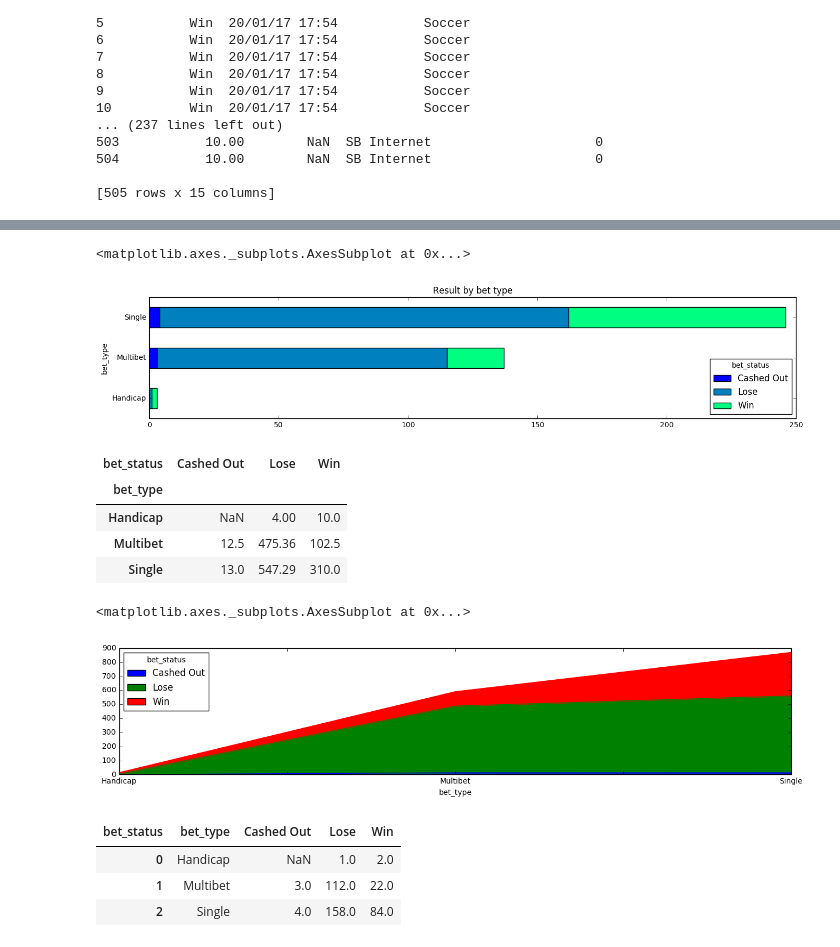
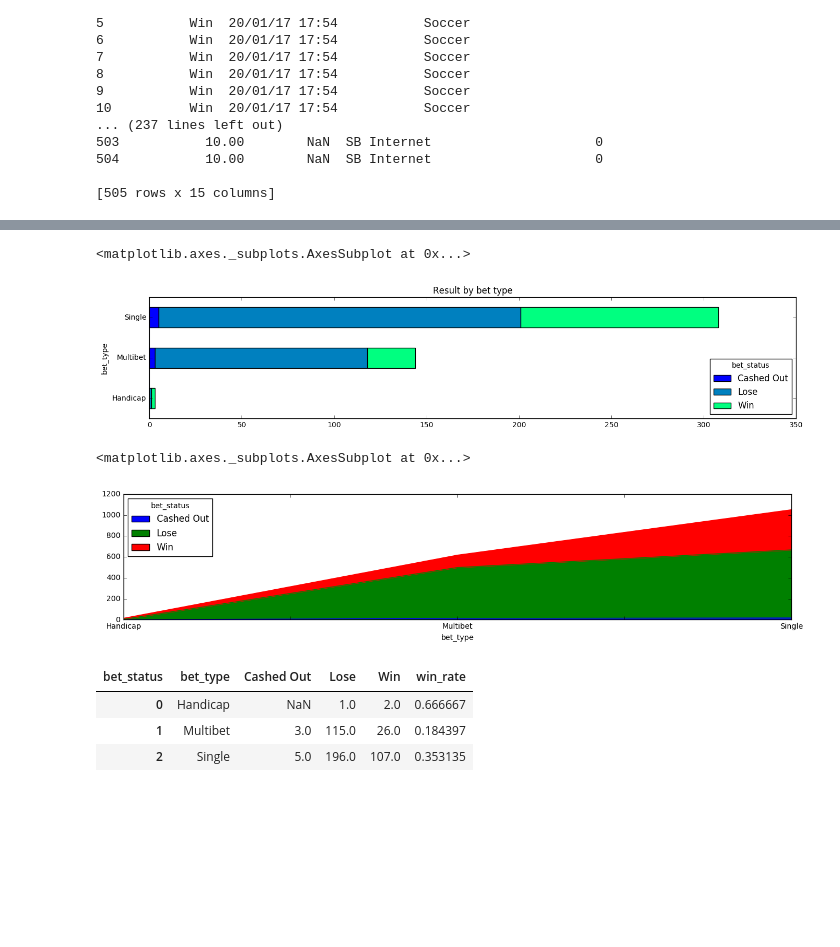
Before and after one commit to rohanswami92/betflare, a Jupyter notebook: Betting.ipynb, the cells around one changed output, grey strips where cells are left out. Saved outputs shown, nothing was run; the diff lists cells and outputs as text; code cells hidden in the pictures; blank space fills up the shorter version.

```diff
--- a/Betting.ipynb
+++ b/Betting.ipynb
@@ -32,11 +32,23 @@ data = data.fillna('')
 #add index and remove other sports
 data = data[['bet_status', 'date_placed', 'type', 'bet_details', 'odds', 'stake', 'return', 'bet_type']]
 
-index=1
-sport_index = (data['type'] == 'Soccer')
-soccer_data = data[sport_index]
-soccer_data.sample(n=5)
+#index=1
+#sport_index = (data['type'] == 'Soccer')
+#soccer_data = data[sport_index]
+#soccer_data['net_return'] = soccer_data['return'] - soccer_data['stake']
 
-data.head()
+
+soccer_data = data
+sport = (soccer_data['type']) == 'Soccer'
+soccer_data = soccer_data[sport]
+
+soccer_data['date_placed'] = pd.to_datetime(soccer_data['date_placed'])
+soccer_data = soccer_data.sort_values(by='date_placed', ascending=1)
+soccer_data = soccer_data.reset_index(drop=True)
+# soccer_data.index = soccer_data['date_placed']
+# del soccer_data['date_placed']
+soccer_data.loc[:,'net_return'] = soccer_data['return'] - soccer_data['stake']
+
+soccer_data.head()
 # sample rows data.sample(n=5)
 # %% [output]
@@ -91,30 +95,23 @@ float(win) / total_bet_count
 # %%
-group_by_multi = soccer_data.groupby(['bet_type', 'bet_status'])
-result_by_type = group_by_multi.size().unstack()
+result_by_type = soccer_data.groupby(['bet_type', 'bet_status'])
+result_by_type = result_by_type.size().unstack()
 result_by_type.plot(kind='barh', stacked=True, figsize=[16,3], colormap = 'winter', title = 'Result by bet type')
 # %% [output]
 <matplotlib.axes._subplots.AxesSubplot at 0x...>
-[figure, old version]
+[figure, new version]
 # %%
 return_by_bet_type = soccer_data.pivot_table(index='bet_type', columns='bet_status', values='stake', aggfunc='sum')
-return_by_bet_type.head()
+return_by_bet_type.plot(kind='area', stacked=True, figsize=[16,3])
+#return_by_bet_type.head()
 # %% [output]
-| bet_status | Cashed Out | Lose | Win |
-| bet_type |  |  |  |
-| Handicap | NaN | 4.00 | 10.0 |
-| Multibet | 12.5 | 475.36 | 102.5 |
-| Single | 13.0 | 547.29 | 310.0 |
+<matplotlib.axes._subplots.AxesSubplot at 0x...>
+[figure, added]
-# %%
-return_by_bet_type.plot(kind='area', stacked=True, figsize=[16,3])
-# %% [output]
-<matplotlib.axes._subplots.AxesSubplot at 0x...>
-[figure, removed]
 # %%
 result_by_type = result_by_type.reset_index()
 result_by_type['win_rate'] = result_by_type['Win'] / (result_by_type['Win'] + result_by_type['Lose'])
-result_by_type[:5]
+result_by_type
 # %% [output]
-| bet_status | bet_type | Cashed Out | Lose | Win |
-| 0 | Handicap | NaN | 1.0 | 2.0 |
-| 1 | Multibet | 3.0 | 112.0 | 22.0 |
-| 2 | Single | 4.0 | 158.0 | 84.0 |
+| bet_status | bet_type | Cashed Out | Lose | Win | win_rate |
+| 0 | Handicap | NaN | 1.0 | 2.0 | 0.666667 |
+| 1 | Multibet | 3.0 | 115.0 | 26.0 | 0.184397 |
+| 2 | Single | 5.0 | 196.0 | 107.0 | 0.353135 |
```
Also changed, not shown: parts of 22 cells of this notebook.
